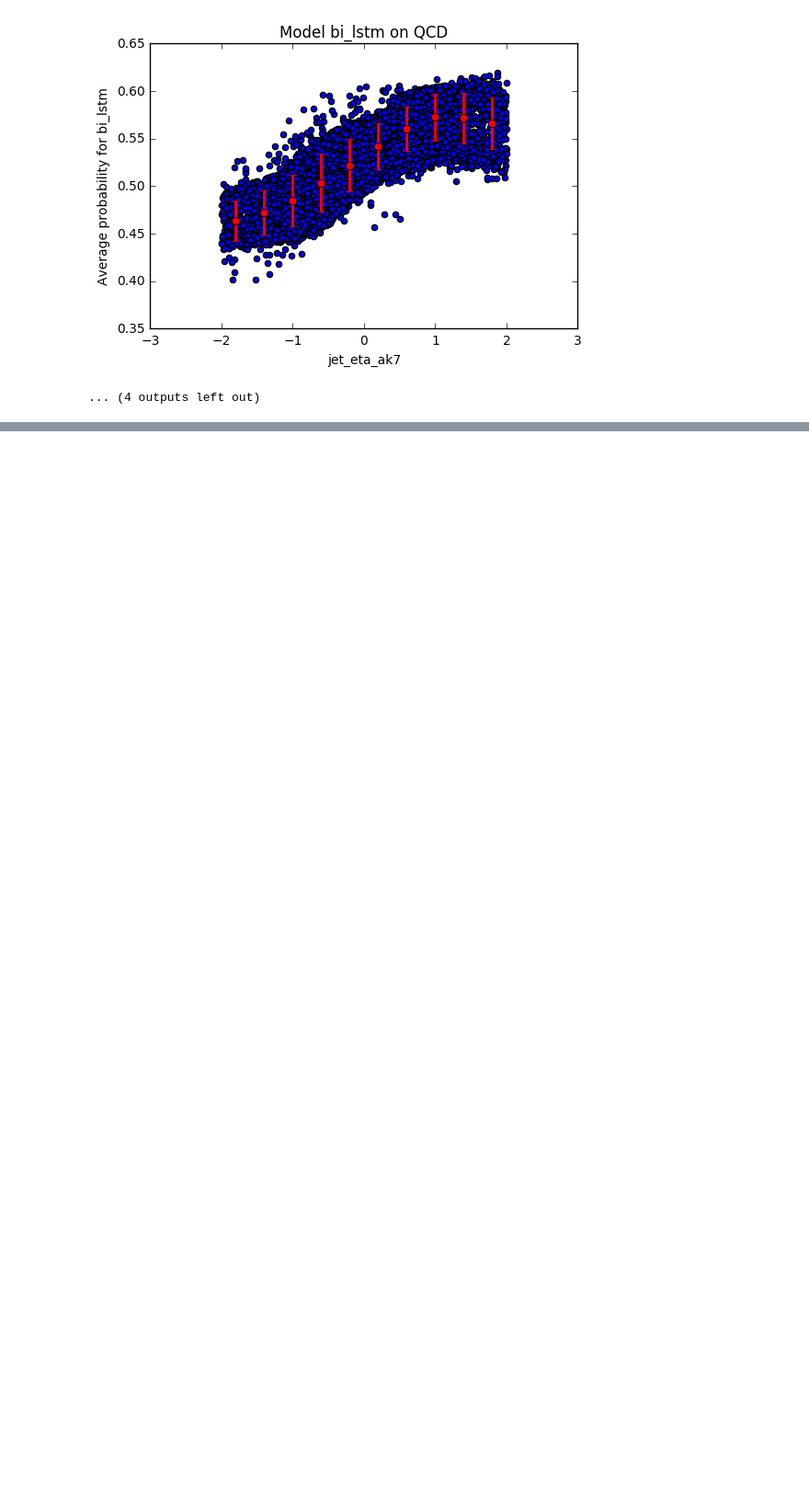
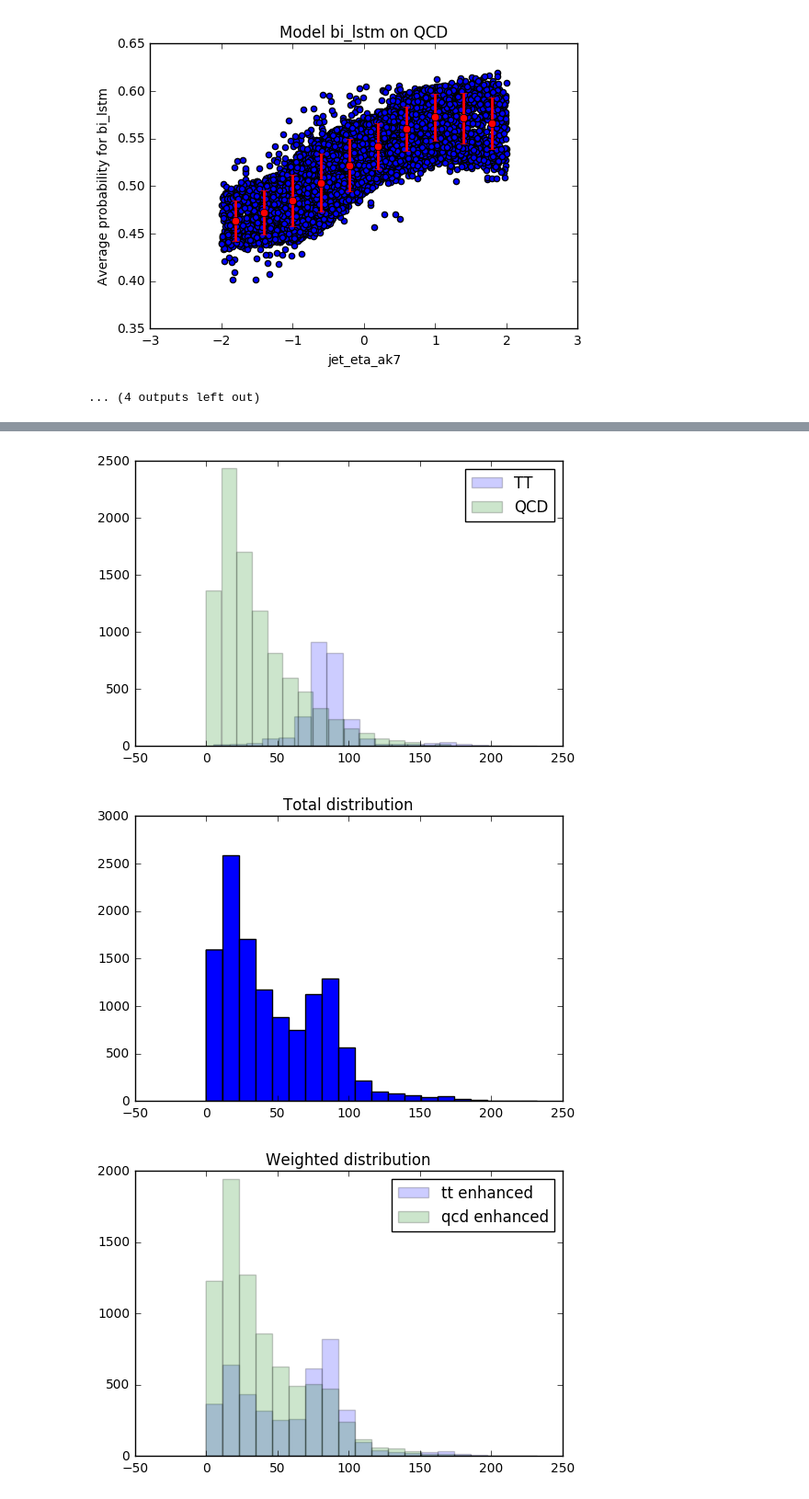
Before and after one commit to jmduarte/machine-learning-hats, a Jupyter notebook: cms-open-data-ml/dshep2017.ipynb, the cells around one changed output, grey strips where cells are left out. Shown at 92% size. Saved outputs shown, nothing was run; the diff lists cells and outputs as text; code cells hidden in the pictures; blank space fills up the shorter version.

Commit message:
model-weighted distribution

```diff
--- a/cms-open-data-ml/dshep2017.ipynb
+++ b/cms-open-data-ml/dshep2017.ipynb
@@ -1187,0 +1192,22 @@ for d,v,m in itertools.product(['TT', 'QCD'],
+# %%
+v='jet_msd_ak7'
+plt.hist( df_dict_jet['TT'][v], label = 'TT', alpha=0.2, bins=20)
+plt.hist( df_dict_jet['QCD'][v], label = 'QCD', alpha=0.2, bins=20)
+plt.legend(loc='best')
+plt.show()
+plt.hist( np.concatenate((df_dict_jet['TT'][v], df_dict_jet['QCD'][v])), bins=20)
+plt.title('Total distribution')
+plt.show()
+plt.title('Weighted distribution')
+plt.hist( np.concatenate((df_dict_jet['TT'][v], df_dict_jet['QCD'][v])),
+            weights = np.concatenate((df_dict_jet['TT']['lstm'], df_dict_jet['QCD']['lstm'])), label = 'tt enhanced',
+            alpha=0.2 , bins=20)
+plt.hist( np.concatenate((df_dict_jet['TT'][v], df_dict_jet['QCD'][v])),
+            weights = np.concatenate((1.-df_dict_jet['TT']['lstm'], 1.-df_dict_jet['QCD']['lstm'])), label = 'qcd enhanced',
+            alpha=0.2, bins=20)
+plt.legend(loc='best')
+plt.show()
+# %% [output]
+[figure, added]
+[figure, added]
+[figure, added]
```
Also changed, not shown: parts of 2 cells of this notebook.
